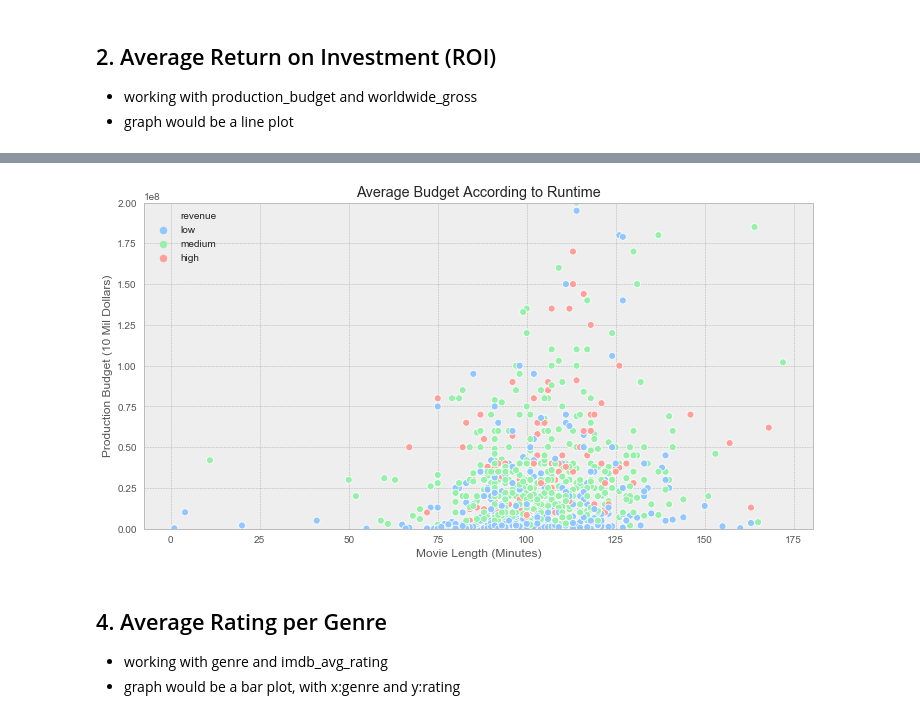
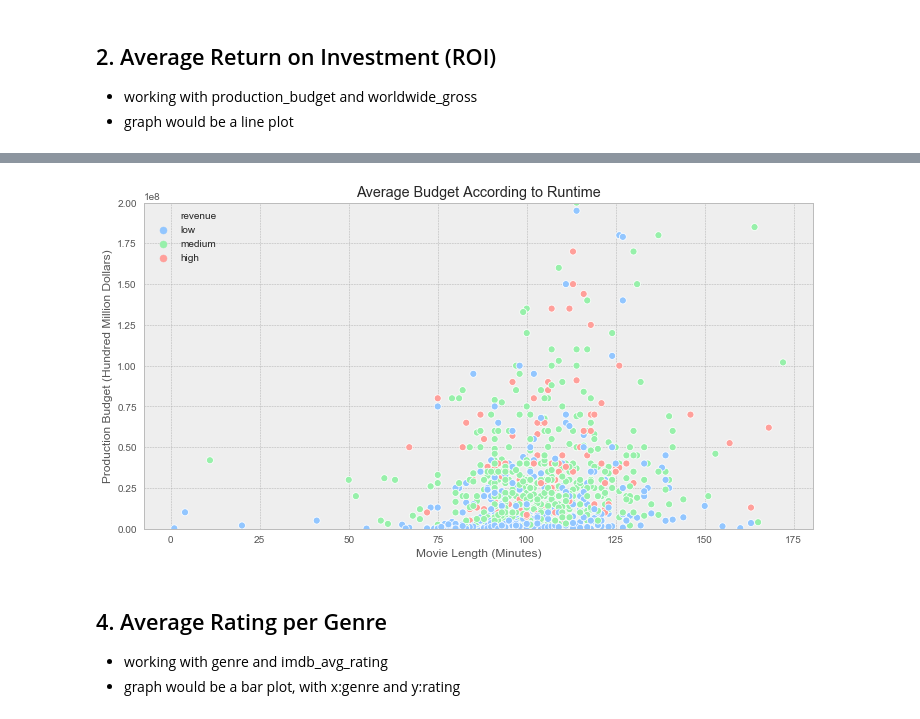
Before and after one commit to sidneykung/Movie-Data-Analysis, a Jupyter notebook: final_analysis.ipynb, the cells around one changed output, grey strips where cells are left out. Cells and saved outputs as stored; diff of their text form; code cells hidden in the pictures.

```diff
--- a/final_analysis.ipynb
+++ b/final_analysis.ipynb
@@ -131,24 +126,24 @@ all_movies.head()
 # %%
 # create scatterplot using seaborn
 plt.style.use('seaborn-pastel')
 fig, ax = plt.subplots(figsize=(12,6))
 sns.scatterplot(data=all_movies, x="runtime_minutes", y="production_budget", hue="revenue", hue_order=['low','medium','high'])
 
 # legend in upper left corner
 plt.legend(loc=2)
 
 # setting title, axis labels and y-limit
 ax.set_xlabel('Movie Length (Minutes)')
-ax.set_ylabel('Production Budget (10 Mil Dollars)')
+ax.set_ylabel('Production Budget (Hundred Million Dollars)')
 ax.set_title('Average Budget According to Runtime')
 
 # set y-limit
 ax.set_ylim(0, 200000000)
 
 plt.savefig('visualizations/avg_budget_runtime.pdf')
 plt.show()
 # %% [output]
-[figure, old version]
+[figure, new version]
 # %% [markdown]
 ## 4. Average Rating per Genre
 - working with genre and imdb_avg_rating
```
Also changed, not shown: parts of 16 cells of this notebook, 6 other files.
